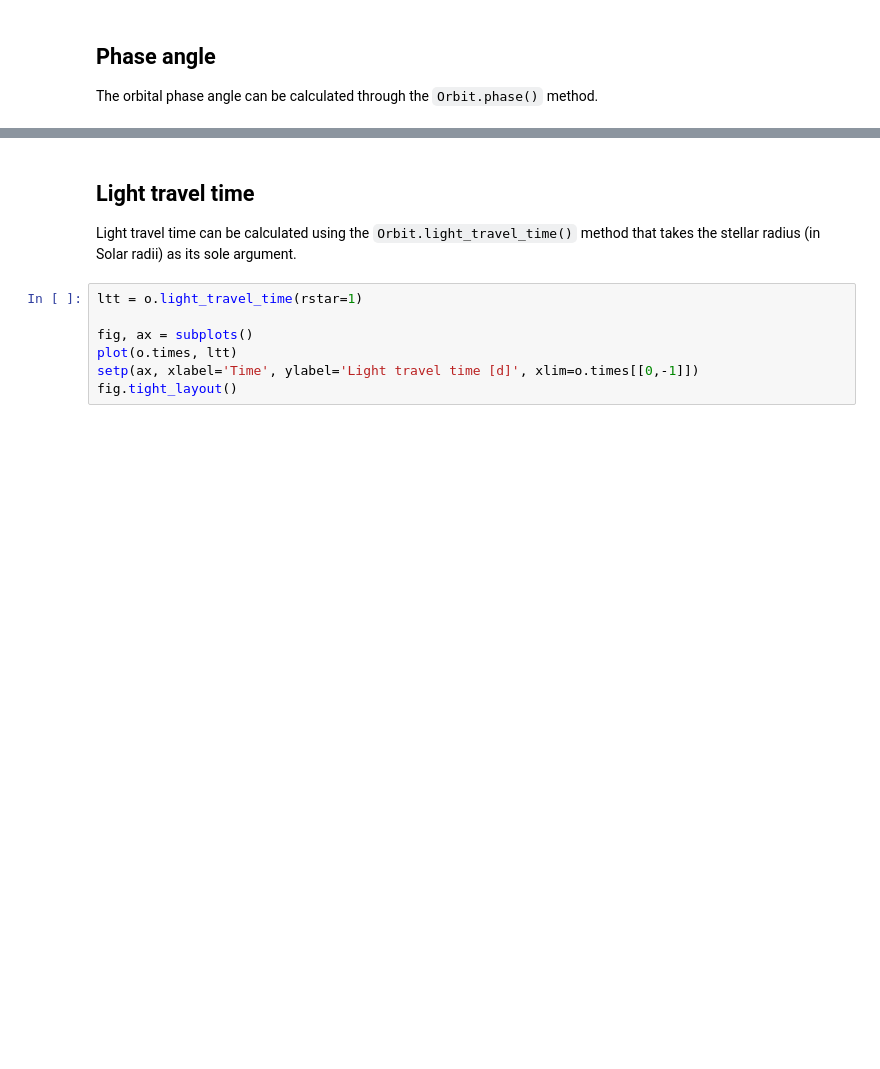
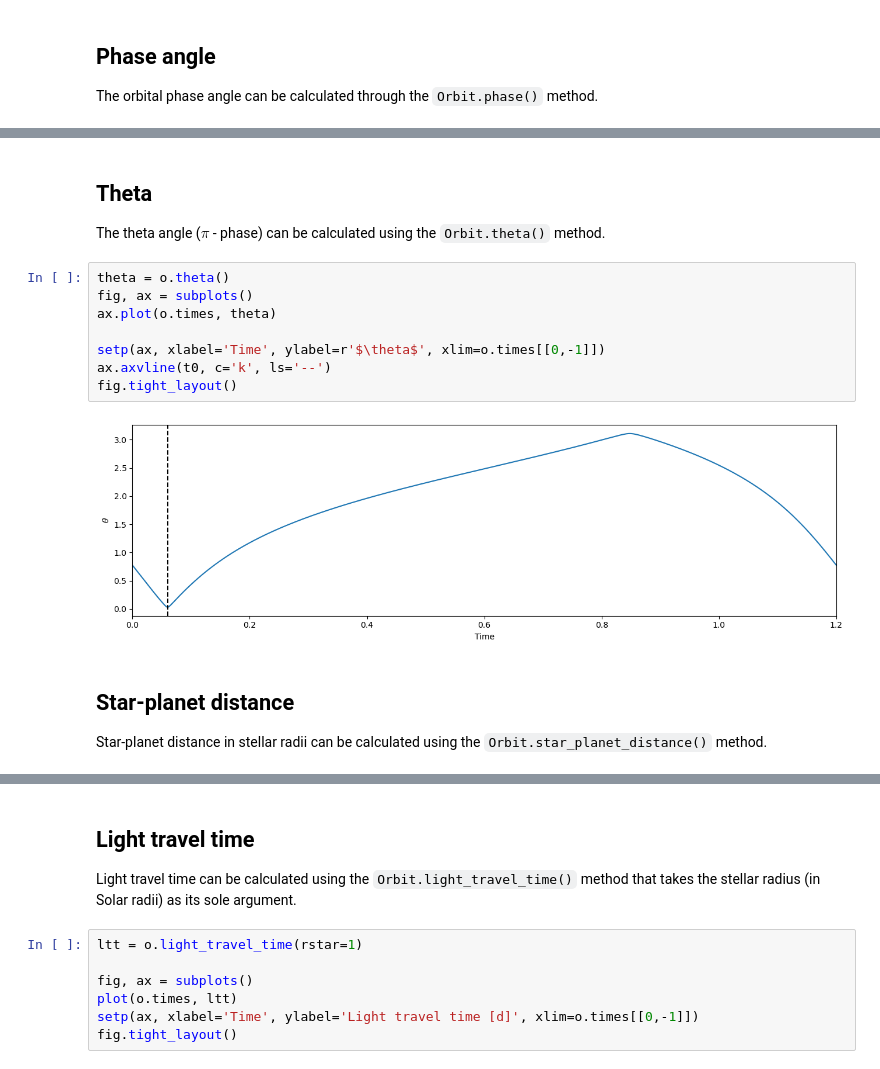
Before and after one commit to hpparvi/MeepMeep, a Jupyter notebook: notebooks/orbit.ipynb, the cells around one changed output, grey strips where cells are left out. Drawn from its saved outputs; the diff is of its cells as text; blank space fills up the shorter version.

Commit message:
Updated the orbit notebook.

```diff
--- a/notebooks/orbit.ipynb
+++ b/notebooks/orbit.ipynb
@@ -88,0 +89,18 @@ fig.tight_layout()
+# %% [markdown]
+##  Theta
+
+The theta angle ($\pi$ - phase) can be calculated using the `Orbit.theta()` method.
+# %%
+theta = o.theta()
+fig, ax = subplots()
+ax.plot(o.times, theta)
+
+setp(ax, xlabel='Time', ylabel=r'$\theta$', xlim=o.times[[0,-1]])
+ax.axvline(t0, c='k', ls='--')
+fig.tight_layout()
+# %% [output]
+[figure, added]
+# %% [markdown]
+##  Star-planet distance
+
+Star-planet distance in stellar radii can be calculated using the `Orbit.star_planet_distance()` method.
```
Also changed, not shown: parts of 7 cells of this notebook.
